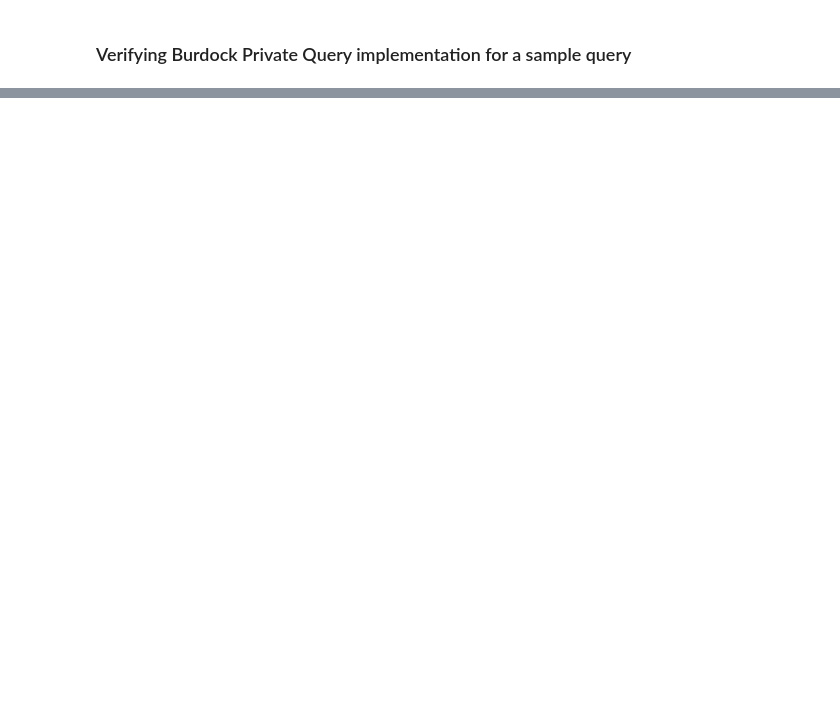
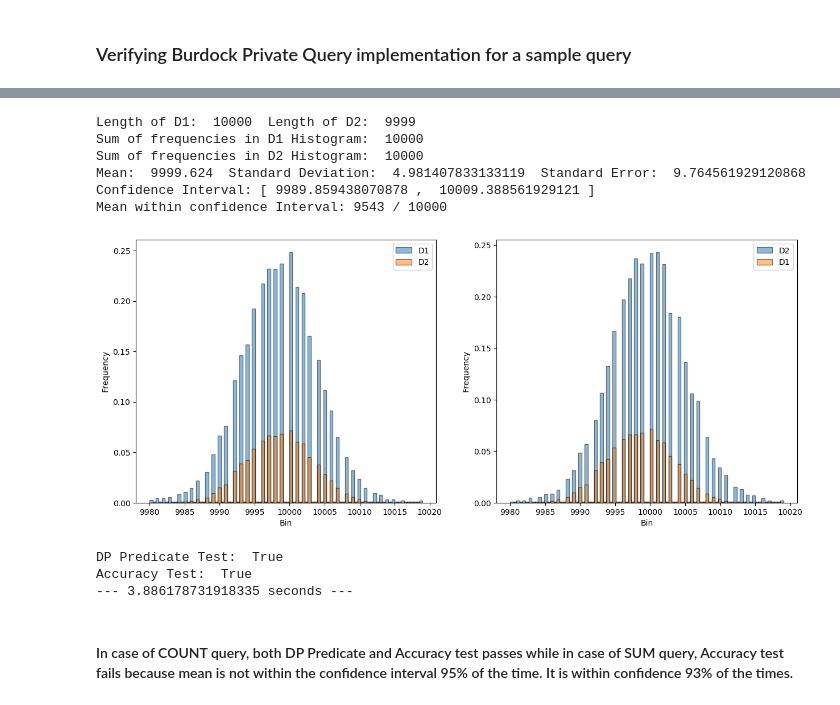
Before and after one commit to opendp/smartnoise-sdk, a Jupyter notebook: evaluation/Differential Privacy Verification.ipynb, the cells around one changed output, grey strips where cells are left out. Saved outputs shown, nothing was run; the diff lists cells and outputs as text; code cells hidden in the pictures; blank space fills up the shorter version.

```diff
--- a/evaluation/Differential Privacy Verification.ipynb
+++ b/evaluation/Differential Privacy Verification.ipynb
@@ -276,0 +282,22 @@ DP Predicate Test:  True
+# %%
+start_time = time.time()
+# Applying same query on neighboring datasets
+d1_query = "SELECT COUNT(UserId) AS TotalUserCount FROM d1.d1"
+d2_query = "SELECT COUNT(UserId) AS TotalUserCount FROM d2.d2"
+dp_res, acc_res = dv.dp_query_test(d1_query, d2_query, plot=True, repeat_count=10000)
+print("DP Predicate Test: ", dp_res)
+print("Accuracy Test: ", acc_res)
+print("--- %s seconds ---" % (time.time() - start_time))
+# %% [output]
+Length of D1:  10000  Length of D2:  9999
+Sum of frequencies in D1 Histogram:  10000
+Sum of frequencies in D2 Histogram:  10000
+Mean:  9999.624  Standard Deviation:  4.981407833133119  Standard Error:  9.764561929120868
+Confidence Interval: [ 9989.859438070878 ,  10009.388561929121 ]
+Mean within confidence Interval: 9543 / 10000
+[figure, added]
+DP Predicate Test:  True
+Accuracy Test:  True
+--- 3.886178731918335 seconds ---
+# %% [markdown]
+#### In case of COUNT query, both DP Predicate and Accuracy test passes while in case of SUM query, Accuracy test fails because mean is not within the confidence interval 95% of the time. It is within confidence 93% of the times.
```
Also changed, not shown: parts of 4 cells of this notebook, 1 other file.
